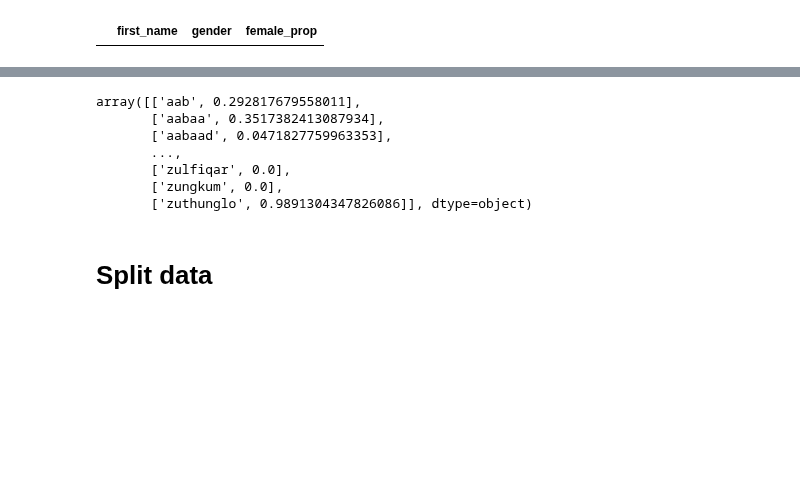
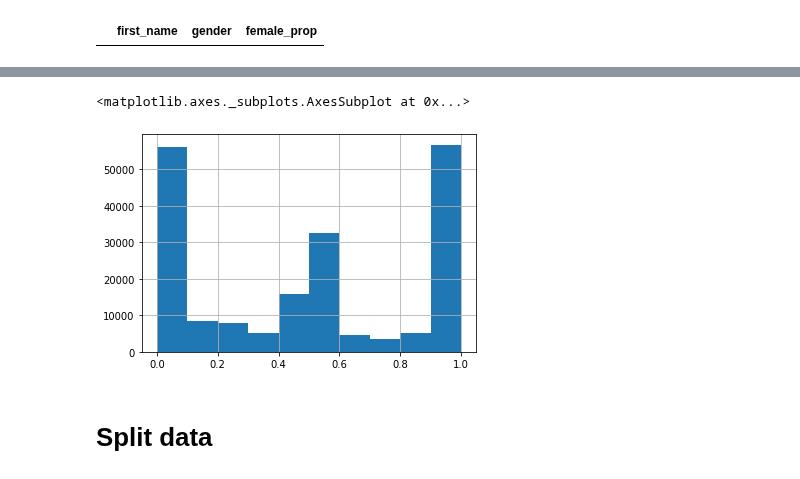
Before and after one commit to appeler/naampy, a Jupyter notebook: naampy/data/ml_model/02_training_model.ipynb, the cells around one changed output, grey strips where cells are left out. Saved outputs shown, nothing was run; the diff lists cells and outputs as text; code cells hidden in the pictures; blank space fills up the shorter version.

```diff
--- a/naampy/data/ml_model/02_training_model.ipynb
+++ b/naampy/data/ml_model/02_training_model.ipynb
@@ -153,13 +135,8 @@ df.shape
 # %%
-df[['first_name', 'female_prop']].values
+df['female_prop'].hist()
 # %% [output]
-array([['aab', 0.292817679558011],
-       ['aabaa', 0.3517382413087934],
-       ['aabaad', 0.0471827759963353],
-       ...,
-       ['zulfiqar', 0.0],
-       ['zungkum', 0.0],
-       ['zuthunglo', 0.9891304347826086]], dtype=object)
+<matplotlib.axes._subplots.AxesSubplot at 0x...>
+[figure, added]
 # %% [markdown]
 # Split data
 # %%
```
Also changed, not shown: parts of 68 cells of this notebook.
